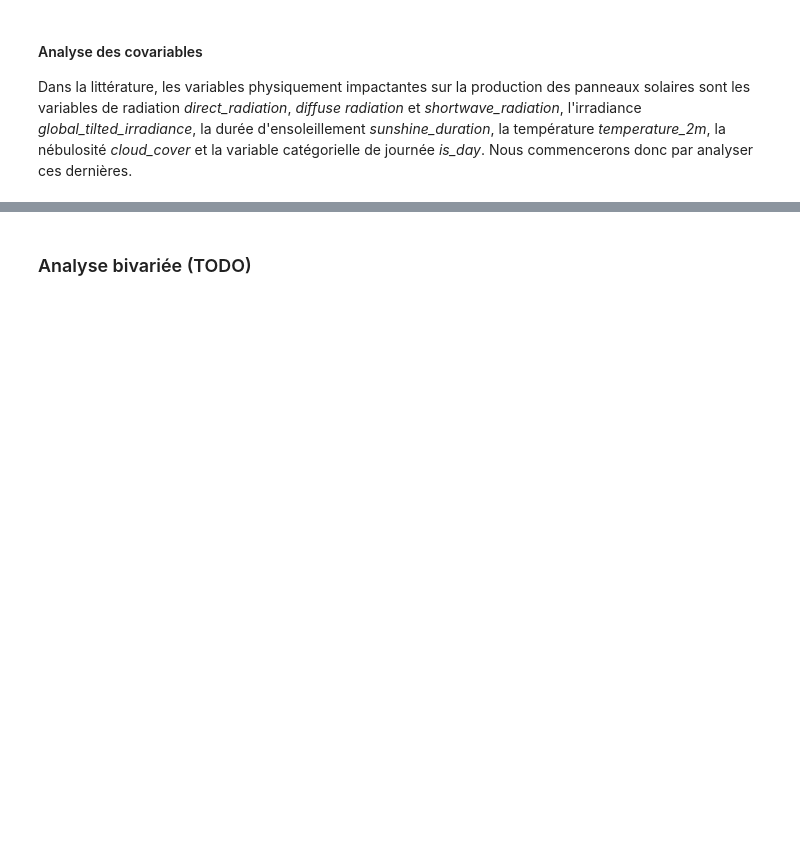
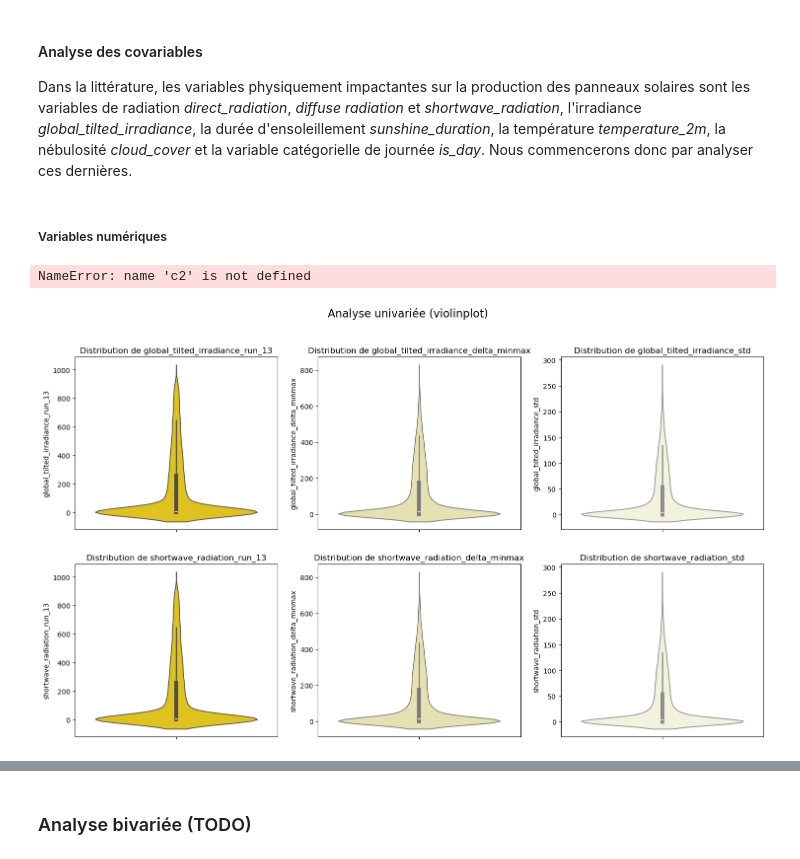
Before and after one commit to Simonsns/solar_prediction, a Jupyter notebook: notebooks/01_data_exploration.ipynb, the cells around one changed output, grey strips where cells are left out. Drawn from its saved outputs; the diff is of its cells as text; code cells hidden in the pictures; blank space fills up the shorter version.

```diff
--- a/notebooks/01_data_exploration.ipynb
+++ b/notebooks/01_data_exploration.ipynb
@@ -270,15 +274,26 @@ La production solaire est donc très variable mais sans évènements extrêmes r
 #### Analyse des covariables
 
 Dans la littérature, les variables physiquement impactantes sur la production des panneaux solaires sont les variables de radiation *direct_radiation*, *diffuse radiation* et *shortwave_radiation*, l'irradiance *global_tilted_irradiance*, la durée d'ensoleillement *sunshine_duration*, la température *temperature_2m*, la nébulosité *cloud_cover* et la variable catégorielle de journée *is_day*. Nous commencerons donc par analyser ces dernières.
+# %% [markdown]
+##### Variables numériques
+# %%
+# Imputation des features temporelles
+df["hour"] = df.index.hour
+df["dayofweek"] = df.index.dayofweek
+df["month"] = df.index.month
+df["year"] = df.index.year
+# %%
+#Filtrage sur les données de journée
+df = df[df["sunshine_duration_run_13"] > 0]
 # %%
 def statistical_univariate_analysis(subdf: pd.DataFrame, row_fig: int, col_fig: int, figsize: tuple) -> None:
-    """_summary_
+    """Produis des violinplot sur une grille de taille (row_fig, col_fig), la figure de taille figsize, sur les variables contenues dans le df 'subdf'.
 
     Args:
-        subdf (pd.DataFrame): _description_
-        row_fig (int): _description_
-        col_fig (int): _description_
-        figsize (tuple): _description_
+        subdf (pd.DataFrame): Variables où l'on veut analyser leurs distributions
+        row_fig (int): Nombre de lignes sur la grille subplot
+        col_fig (int): Nombre de colonnes sur la grille subplot
+        figsize (tuple): tuple de taille de la figure
     """
     fig, axs = plt.subplots(row_fig, col_fig, figsize=figsize)
     fig.suptitle(f'Analyse univariée (violinplot)', fontsize=16)
@@ -286,6 +301,27 @@ def statistical_univariate_analysis(subdf: pd.DataFrame, row_fig: int, col_fig:
     col_list = subdf.columns
 
     for axe, col in enumerate(col_list):
-        sns.violinplot(subdf[col], ax=axs[axe])
+
+        if "std" in col:
+            sns.violinplot(subdf[col], ax=axs[axe], color="beige")
+        elif "minmax" in col:
+            sns.violinplot(subdf[col], ax=axs[axe], color="palegoldenrod")
+        else:
+            sns.violinplot(subdf[col], ax=axs[axe], color="gold")
+
         axs[axe].set_title(f"Distribution de {col}")
+
     plt.show()
+# %%
+# Filtrage variables irradiance
+
+col_filter = [col for col in df.columns if "global_tilted_irradiance" in col]
+c3 = [col for col in df.columns if "direct_normal_irradiance" in col]
+col_filter += c2
+print(col_filter, len(col_filter))
+# %% [output]
+NameError: name 'c2' is not defined
+# %%
+statistical_univariate_analysis(df[col_filter], 2, 3, (18, 10))
+# %% [output]
+[figure, added]
```
Also changed, not shown: parts of 20 cells of this notebook.
